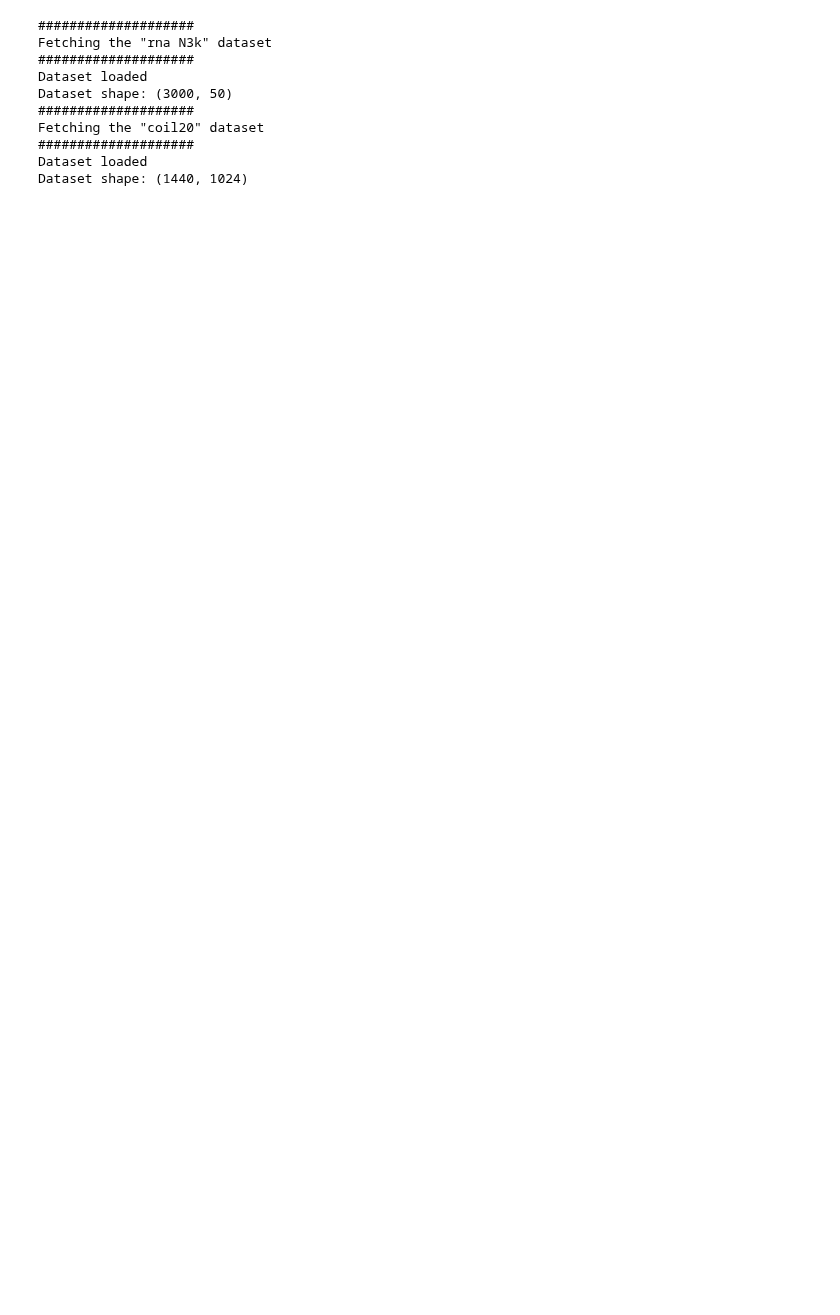
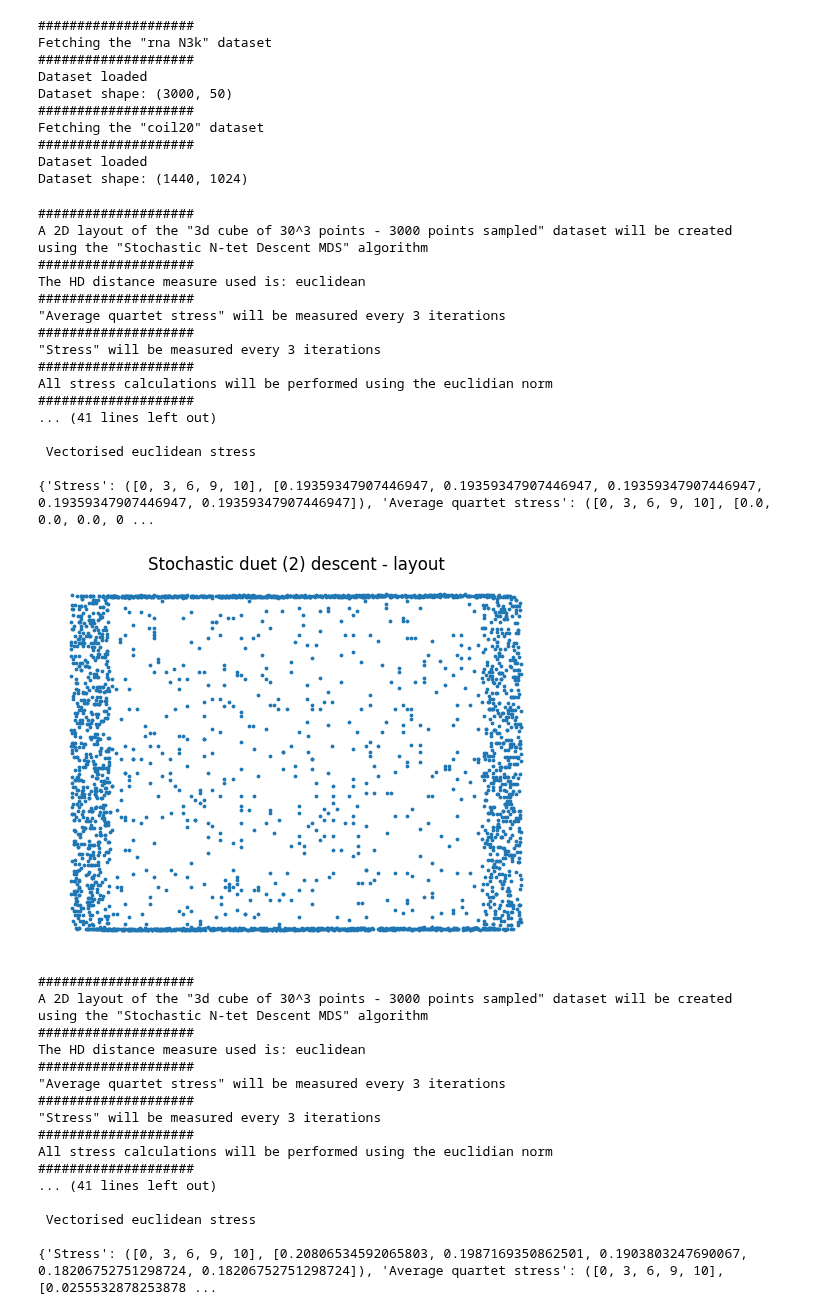
Before and after one commit to Jan961/2095736w, a Jupyter notebook: experiments/stochastic_ntet_descent/ntet_generation_metrics.ipynb, the cells around one changed output. Saved outputs shown, nothing was run; the diff lists cells and outputs as text; code cells hidden in the pictures; blank space fills up the shorter version.

Commit message:
bug fixing for ntet  data collection - more to do

```diff
--- a/experiments/stochastic_ntet_descent/ntet_generation_metrics.ipynb
+++ b/experiments/stochastic_ntet_descent/ntet_generation_metrics.ipynb
@@ -41,40 +43,82 @@ names_list = ['duet', 'trio', 'quartet', 'quintet', 'sextet', 'septet', 'octet',
 # %%
 
 ntet_sizes = [2,3,4]
-datasets = [cube_dataset, rna_dataset, coil20_dataset]
+datasets = [cube_dataset]
+# datasets = [cube_dataset, rna_dataset, coil20_dataset]
 
-results_cube = np.zeros((len(ntet_sizes), 3)) # 3 for - time, stress and average quartet stress
-results_rna = np.zeros((len(ntet_sizes), 3))
-results_coli20 = np.zeros((len(ntet_sizes), 3))
+results_cube = np.zeros((len(ntet_sizes), 4)) # 4 for - time, stress, average quartet stress and ntet size
+results_rna = np.zeros((len(ntet_sizes), 4))
+results_coli20 = np.zeros((len(ntet_sizes), 4))
 
 results = [results_cube, results_rna, results_coli20]
-num_repeats = 3
+num_repeats = 2
 # %%
-metric_collection = {'Average quartet stress': 100, 'Stress': 100}
+metric_collection = {'Average quartet stress': 3, 'Stress': 3}
 
 for i, dataset in enumerate(datasets):
-    output_dir = os.path.realpath(os.path.join(definitions.PROJECT_ROOT, f"experiments/stochastic_ntet_descent/out/{dataset}/"))
+
+    output_dir= (Path(definitions.PROJECT_ROOT).joinpath(
+    Path(f"experiments/stochastic_ntet_descent/out/{dataset.name}/"))).resolve()
+    os.mkdir(output_dir)
+
 
     Xld = PCA(n_components=2, whiten=False, copy=True).fit_transform(dataset.data).astype(np.float64)
     Xld *= 10/np.std(Xld)
 
     for j, size in enumerate(ntet_sizes):
         time = 0
         stress = 0
         average_quartet_stress = 0
 
         for k in range(num_repeats):
             squad = SNeD(dataset=datasets[i], initial_layout=Xld, ntet_size=size)
             start = perf_counter()
-            layout = LowDLayoutCreation().create_layout(squad, optional_metric_collection=metric_collection, no_iters=1000)
+            layout = LowDLayoutCreation().create_layout(squad, optional_metric_collection=metric_collection, no_iters=10)
 
             time += (start - perf_counter())
             stress += layout.collected_metrics['Stress'][1][-1]
             average_quartet_stress += layout.collected_metrics['Average quartet stress'][1][-1]
 
         results[i][j][0] = time/num_repeats
         results[i][j][1] = stress/num_repeats
         results[i][j][2] = average_quartet_stress/num_repeats
 
+        print(layout.collected_metrics)
         show_layouts(layout, use_labels=True, color_map='rainbow', title=f"Stochastic {names_list[j]} ({size}) descent - layout", save_to=output_dir)
         show_generation_metrics(layout, quartet_stress=True, title= f"Stochastic {names_list[j]} ({size}) descent - generation", save_to=output_dir)
+# %% [output]
+####################
+A 2D layout of the "3d cube of 30^3 points - 3000 points sampled" dataset will be created
+using the "Stochastic N-tet Descent MDS" algorithm
+####################
+The HD distance measure used is: euclidean
+####################
+"Average quartet stress" will be measured every 3 iterations
+####################
+"Stress" will be measured every 3 iterations
+####################
+All stress calculations will be performed using the euclidian norm
+####################
+... (41 lines left out)
+
+ Vectorised euclidean stress
+
+{'Stress': ([0, 3, 6, 9, 10], [0.19359347907446947, 0.19359347907446947, 0.19359347907446947, 0.19359347907446947, 0.19359347907446947]), 'Average quartet stress': ([0, 3, 6, 9, 10], [0.0, 0.0, 0.0, 0 ...
+[figure, added]
+####################
+A 2D layout of the "3d cube of 30^3 points - 3000 points sampled" dataset will be created
+using the "Stochastic N-tet Descent MDS" algorithm
+####################
+The HD distance measure used is: euclidean
+####################
+"Average quartet stress" will be measured every 3 iterations
+####################
+"Stress" will be measured every 3 iterations
+####################
+All stress calculations will be performed using the euclidian norm
+####################
+... (41 lines left out)
+
+ Vectorised euclidean stress
+
+{'Stress': ([0, 3, 6, 9, 10], [0.20806534592065803, 0.1987169350862501, 0.1903803247690067, 0.18206752751298724, 0.18206752751298724]), 'Average quartet stress': ([0, 3, 6, 9, 10], [0.0255532878253878 ...
```
Also changed, not shown: parts of 2 cells of this notebook, 5 other files.
